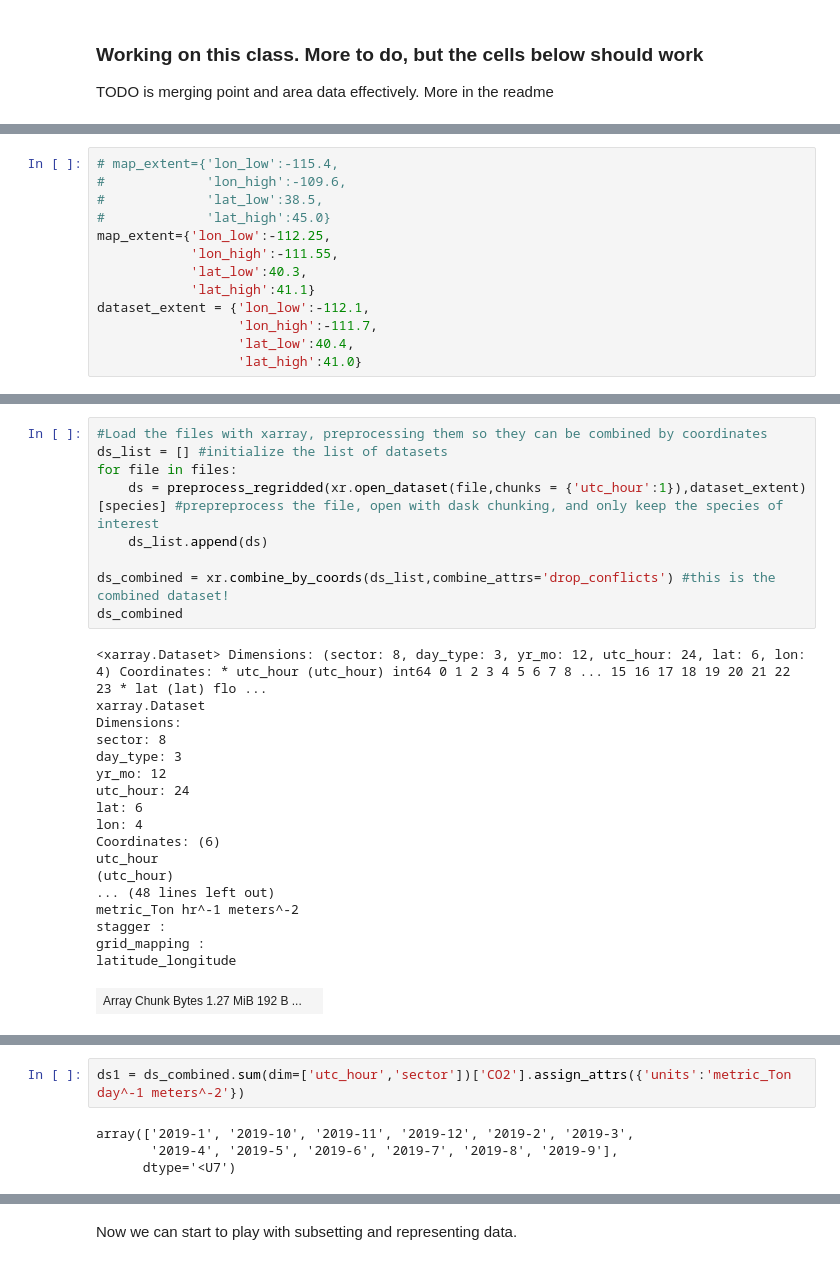
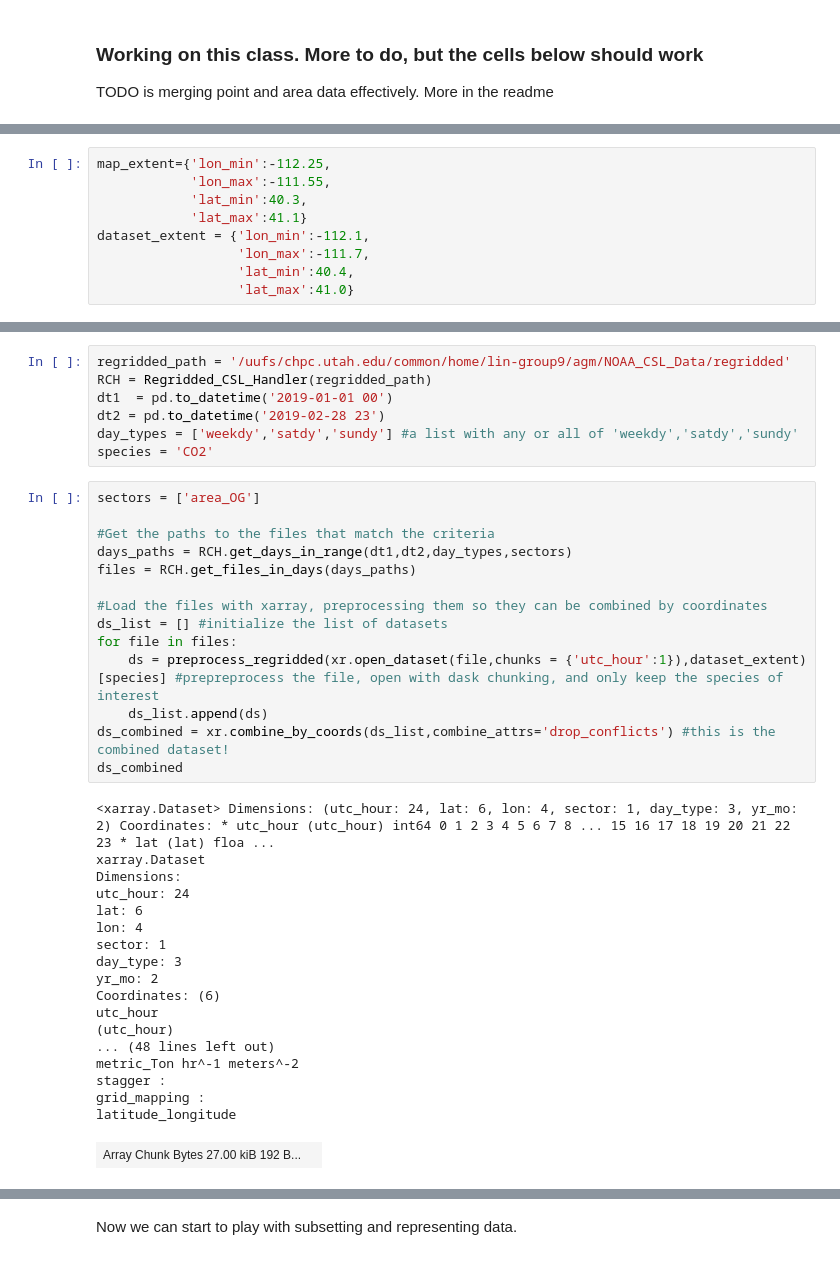
Before and after one commit to agmeyer4/noaa_csl, a Jupyter notebook: ipynbs/regridded_handling.ipynb, the cells around one changed output, grey strips where cells are left out. Drawn from its saved outputs; the diff is of its cells as text.

```diff
--- a/ipynbs/regridded_handling.ipynb
+++ b/ipynbs/regridded_handling.ipynb
@@ -163,13 +212,9 @@ def get_satsunwkd(year,month):
 # %%
-# map_extent={'lon_low':-115.4,
-#             'lon_high':-109.6,
-#             'lat_low':38.5,
-#             'lat_high':45.0}
-map_extent={'lon_low':-112.25,
-            'lon_high':-111.55,
-            'lat_low':40.3,
-            'lat_high':41.1}
-dataset_extent = {'lon_low':-112.1,
-                  'lon_high':-111.7,
-                  'lat_low':40.4,
-                  'lat_high':41.0}
+map_extent={'lon_min':-112.25,
+            'lon_max':-111.55,
+            'lat_min':40.3,
+            'lat_max':41.1}
+dataset_extent = {'lon_min':-112.1,
+                  'lon_max':-111.7,
+                  'lat_min':40.4,
+                  'lat_max':41.0}
@@ -194,31 +221,43 @@ files = RCH.get_files_in_days(days_paths)
+# %%
+regridded_path = '/uufs/chpc.utah.edu/common/home/lin-group9/agm/NOAA_CSL_Data/regridded'
+RCH = Regridded_CSL_Handler(regridded_path)
+dt1  = pd.to_datetime('2019-01-01 00')
+dt2 = pd.to_datetime('2019-02-28 23')
+day_types = ['weekdy','satdy','sundy'] #a list with any or all of 'weekdy','satdy','sundy'
+species = 'CO2'
 # %%
+sectors = ['area_OG']
+
+#Get the paths to the files that match the criteria
+days_paths = RCH.get_days_in_range(dt1,dt2,day_types,sectors)
+files = RCH.get_files_in_days(days_paths)
+
 #Load the files with xarray, preprocessing them so they can be combined by coordinates
 ds_list = [] #initialize the list of datasets
 for file in files:
     ds = preprocess_regridded(xr.open_dataset(file,chunks = {'utc_hour':1}),dataset_extent)[species] #prepreprocess the file, open with dask chunking, and only keep the species of interest
     ds_list.append(ds)
-
 ds_combined = xr.combine_by_coords(ds_list,combine_attrs='drop_conflicts') #this is the combined dataset!
 ds_combined
 # %% [output]
-<xarray.Dataset> Dimensions: (sector: 8, day_type: 3, yr_mo: 12, utc_hour: 24, lat: 6, lon: 4) Coordinates: * utc_hour (utc_hour) int64 0 1 2 3 4 5 6 7 8 ... 15 16 17 18 19 20 21 22 23 * lat (lat) flo ...
+<xarray.Dataset> Dimensions: (utc_hour: 24, lat: 6, lon: 4, sector: 1, day_type: 3, yr_mo: 2) Coordinates: * utc_hour (utc_hour) int64 0 1 2 3 4 5 6 7 8 ... 15 16 17 18 19 20 21 22 23 * lat (lat) floa ...
 xarray.Dataset
 Dimensions:
-sector: 8
-day_type: 3
-yr_mo: 12
 utc_hour: 24
 lat: 6
 lon: 4
+sector: 1
+day_type: 3
+yr_mo: 2
 Coordinates: (6)
 utc_hour
 (utc_hour)
 ... (48 lines left out)
 metric_Ton hr^-1 meters^-2
 stagger :
 grid_mapping :
 latitude_longitude
-| Array Chunk Bytes 1.27 MiB 192 B ... |  |
+| Array Chunk Bytes 27.00 kiB 192 B... |  |
 Indexes: (6)
 utc_hour
 PandasIndex
@@ -239,6 +280,0 @@ year :
-# %%
-ds1 = ds_combined.sum(dim=['utc_hour','sector'])['CO2'].assign_attrs({'units':'metric_Ton day^-1 meters^-2'})
-# %% [output]
-array(['2019-1', '2019-10', '2019-11', '2019-12', '2019-2', '2019-3',
-       '2019-4', '2019-5', '2019-6', '2019-7', '2019-8', '2019-9'],
-      dtype='<U7')
```
Also changed, not shown: parts of 5 cells of this notebook, 1 other file.
